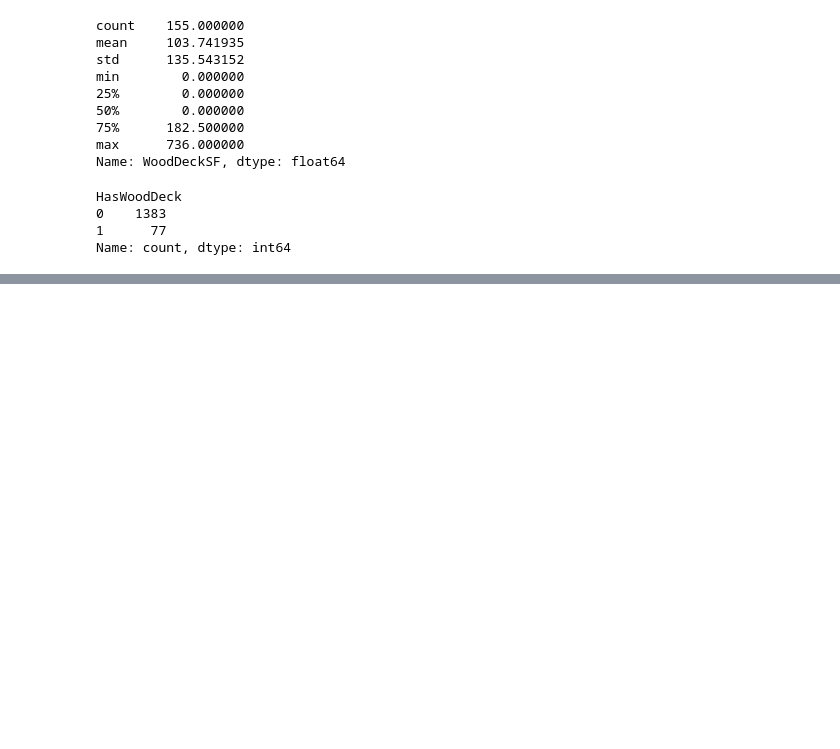
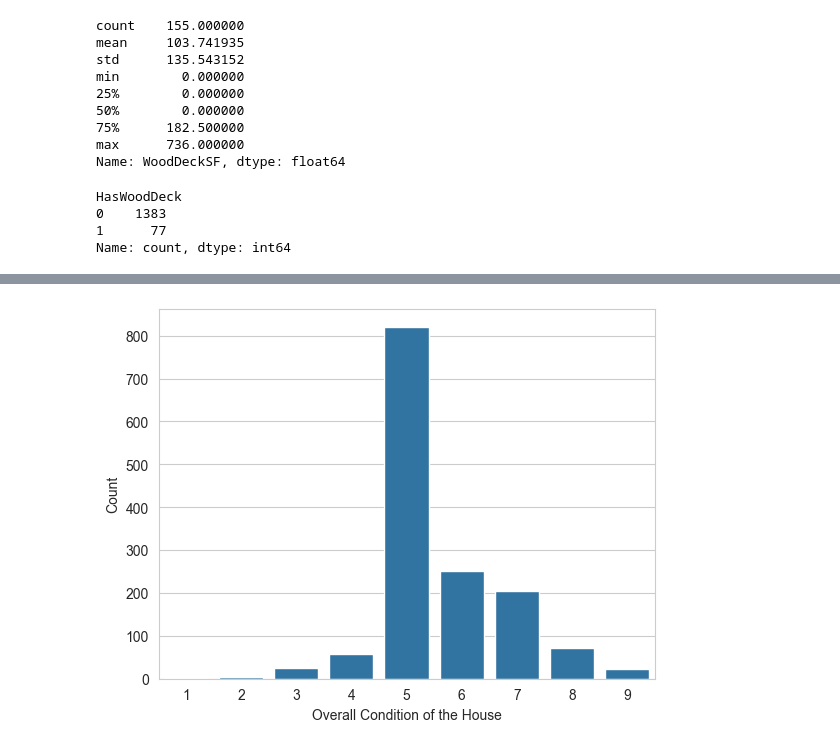
Before and after one commit to hisarciklilar/heritage-housing-issues, a Jupyter notebook: jupyter_notebooks/04_Data_Transformations.ipynb, the cells around one changed output, grey strips where cells are left out. Drawn from its saved outputs; the diff is of its cells as text; code cells hidden in the pictures; blank space fills up the shorter version.

Commit message:
Explore quality and year indicators (data transformations)

```diff
--- a/jupyter_notebooks/04_Data_Transformations.ipynb
+++ b/jupyter_notebooks/04_Data_Transformations.ipynb
@@ -1044,0 +1056,8 @@ Name: count, dtype: int64
+# %%
+sns.countplot(x='OverallCond', data=df)
+
+plt.xlabel('Overall Condition of the House')
+plt.ylabel('Count')
+plt.show()
+# %% [output]
+[figure, added]
```
Also changed, not shown: parts of 11 cells of this notebook.
